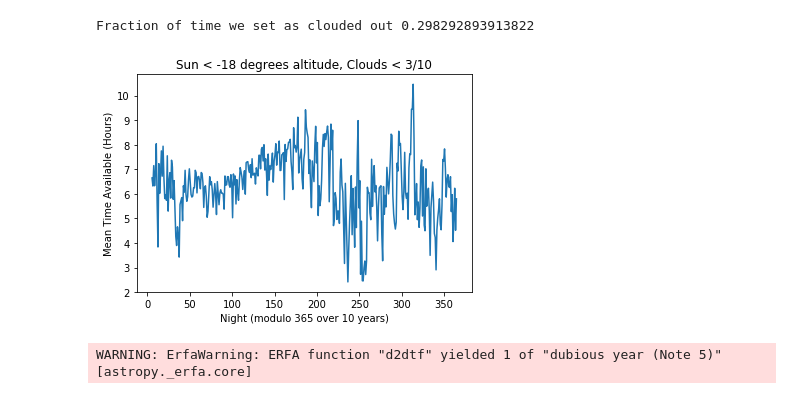
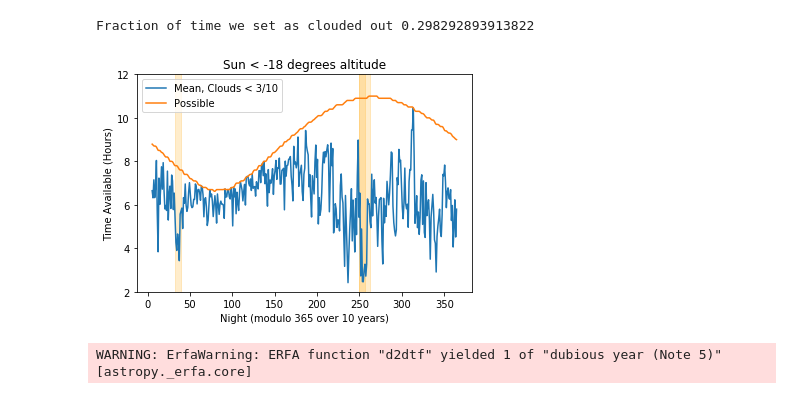
Before and after one commit to lsst-pst/pstn-051, a Jupyter notebook: plots/downtime_plots.ipynb, the cells around one changed output. Drawn from its saved outputs; the diff is of its cells as text; code cells hidden in the pictures.

Commit message:
update weather plot

```diff
--- a/plots/downtime_plots.ipynb
+++ b/plots/downtime_plots.ipynb
@@ -47,25 +47,37 @@ print('Fraction of time we set as clouded out', np.where(np.array(bulk_cloud)[go
 Fraction of time we set as clouded out 0.298292893913822
 # %%
 good = np.where((sun_moon_info['sun_alt'] < np.radians(-18.)) & (np.array(bulk_cloud) < cloud_limit))[0]
+sun_down = np.where((sun_moon_info['sun_alt'] < np.radians(-18.)))[0]
 
 almanac_indx = almanac.mjd_indx(mjds)
 nights = almanac.sunsets['night'][almanac_indx]
 # %%
 times = np.ones(np.size(good))*(mjds[1]-mjds[0])*24
+all_times = np.ones(np.size(sun_down))*(mjds[1]-mjds[0])*24
 # %%
 n = nights[good] % 365
 # fudge the bins because there's something weird going on at the start I don't want to bother wth
 bins = np.arange(5., 366, 1)
 hours_available, be, bi = binned_statistic(n, times, bins=bins, statistic=np.sum)
+
+all_hours_possible, be, bi = binned_statistic((nights[sun_down] % 365), all_times,
+                                              bins=bins, statistic=np.sum)
 # %%
 night_binned = (be[1:]+be[:-1])/2
-plt.plot(night_binned, hours_available/10.)
+plt.plot(night_binned, hours_available/10., label='Mean, Clouds < 3/10')
+plt.plot(night_binned, all_hours_possible/10., label='Possible')
 plt.xlabel('Night (modulo 365 over 10 years)')
-plt.ylabel('Mean Time Available (Hours)')
-plt.title('Sun < -18 degrees altitude, Clouds < 3/10')
+plt.ylabel('Time Available (Hours)')
+plt.title('Sun < -18 degrees altitude')
+plt.legend()
+
+sched_dts = [[33,40], [249,256], [249,263]]
+for dt in sched_dts:
+    plt.fill_between(dt, [0,0], y2=[15,15], alpha=.2, color='orange')
+plt.ylim([2,12])
 plt.savefig('hours_pernight.pdf')
 # %% [output]
-[figure, old version]
+[figure, new version]
 # %%
 # Let's also plot up the scheduled and unscheduled downtime
 # %%
```
Also changed, not shown: parts of 1 cell of this notebook, 4 other files.
